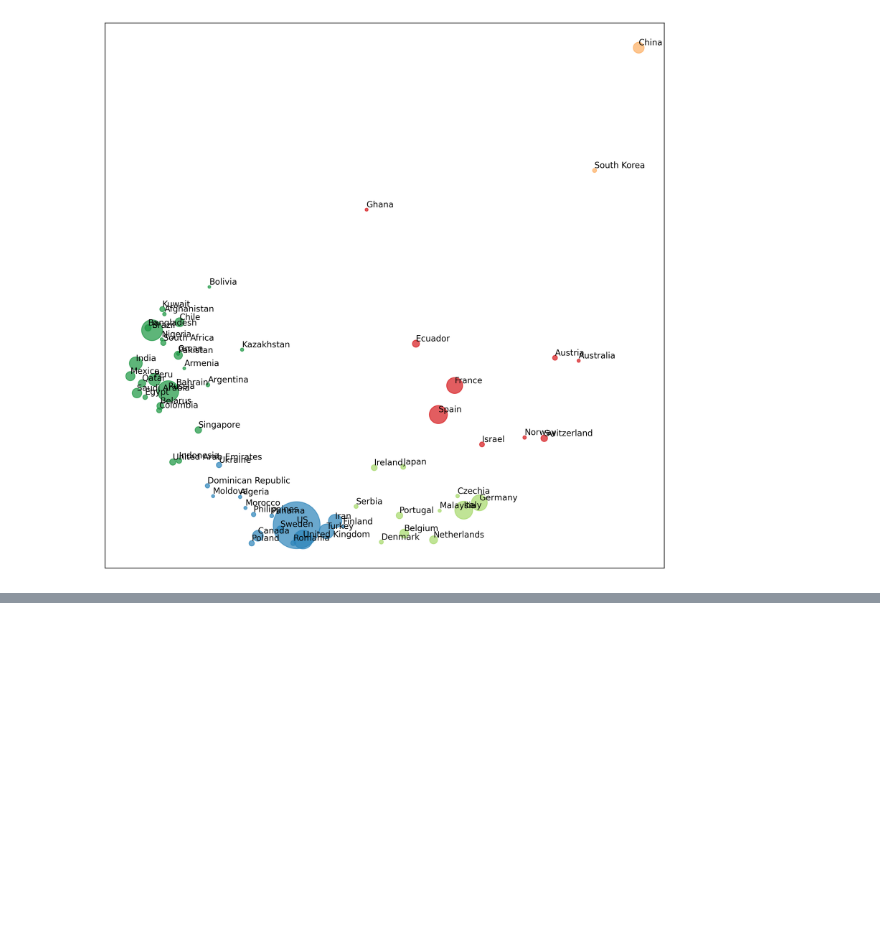
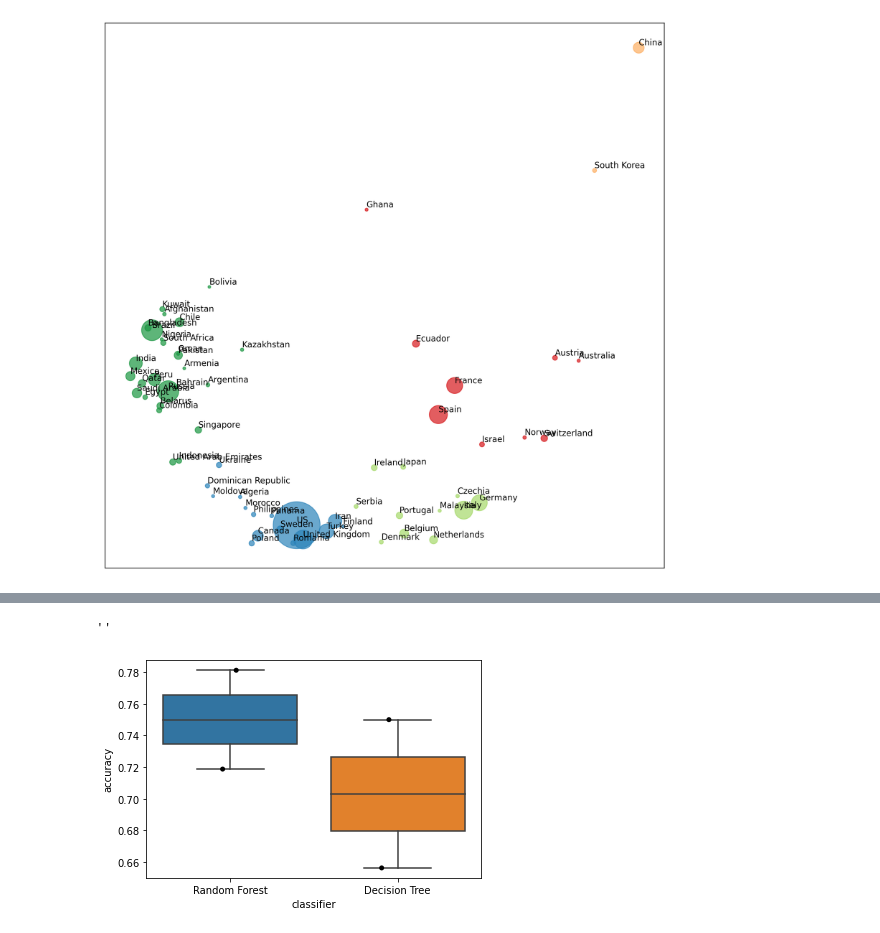
Before and after one commit to diogosmac/covid-forecast-feup-iart, a Jupyter notebook: projects/project2/notes.ipynb, the cells around one changed output, grey strips where cells are left out. Saved outputs shown, nothing was run; the diff lists cells and outputs as text; code cells hidden in the pictures; blank space fills up the shorter version.

```diff
--- a/projects/project2/notes.ipynb
+++ b/projects/project2/notes.ipynb
@@ -678,0 +786,22 @@ classified_dataframe
+# %%
+from sklearn.ensemble import RandomForestClassifier
+
+random_forest_classifier = RandomForestClassifier()
+
+parameter_grid = {
+    'n_estimators': [10, 25, 50, 100],
+    'criterion': ['gini', 'entropy'],
+    'max_features': [1, 2, 3, 4]
+}
+
+cross_validation = StratifiedKFold(n_splits=2)
+
+grid_search = GridSearchCV(random_forest_classifier,
+                           param_grid=parameter_grid,
+                           cv=cross_validation)
+
+grid_search.fit(all_inputs, all_labels)
+print('Best score: {}'.format(grid_search.best_score_))
+print('Best parameters: {}'.format(grid_search.best_params_))
+
+grid_search.best_estimator_
@@ -678,0 +819,15 @@ classified_dataframe
+# %%
+random_forest_classifier = grid_search.best_estimator_
+
+random_forest_dataframe = pd.DataFrame({'accuracy': cross_val_score(random_forest_classifier, all_inputs, all_labels, cv=2),
+                       'classifier': ['Random Forest'] * 2})
+decision_tree_dataframe = pd.DataFrame({'accuracy': cross_val_score(decision_tree_classifier, all_inputs, all_labels, cv=2),
+                      'classifier': ['Decision Tree'] * 2})
+both_df = random_forest_dataframe.append(decision_tree_dataframe)
+
+sb.boxplot(x='classifier', y='accuracy', data=both_df)
+sb.stripplot(x='classifier', y='accuracy', data=both_df, jitter=True, color='black')
+;
+# %% [output]
+''
+[figure, added]
```
Also changed, not shown: parts of 25 cells of this notebook, 3 other files.
